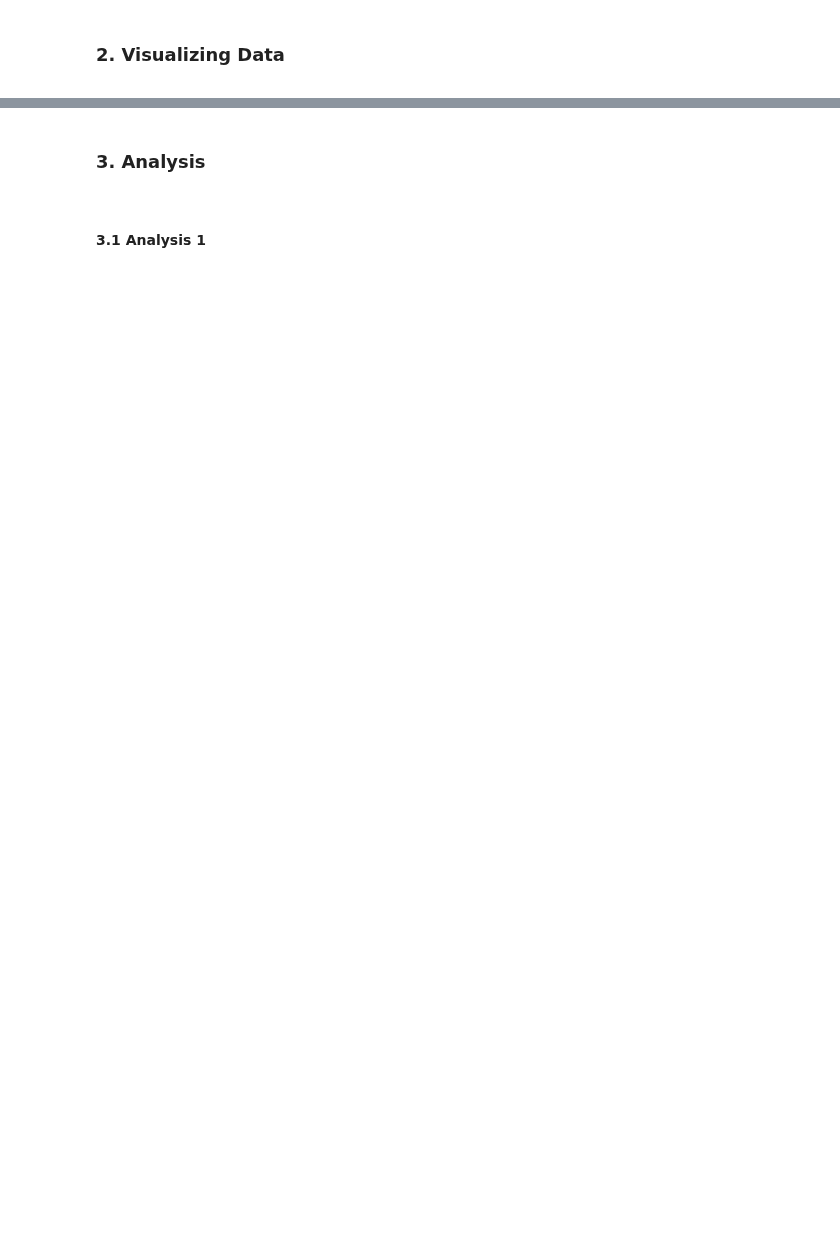
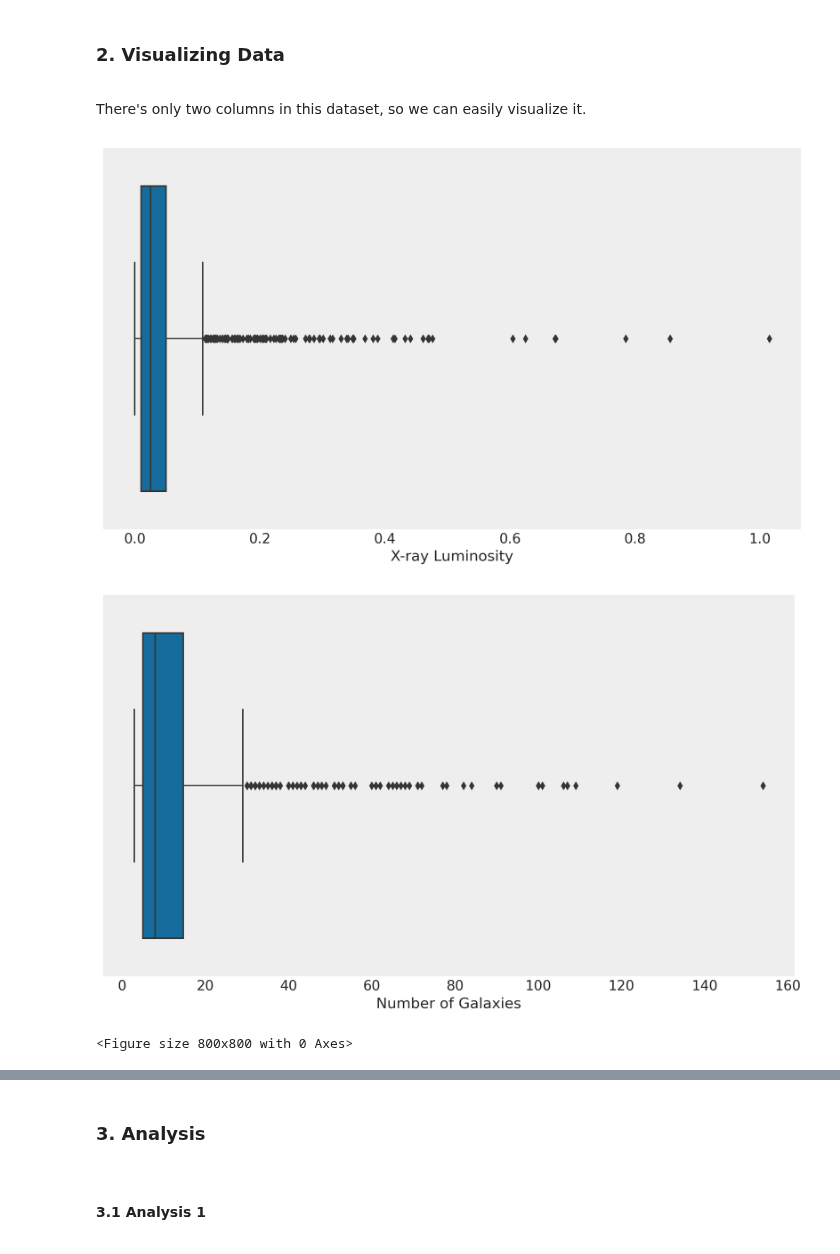
Before and after one commit to tylerbarna/AST5731-lab, a Jupyter notebook: Activity 10/Activity 10 -- Tyler Barna.ipynb, the cells around one changed output, grey strips where cells are left out. Cells and saved outputs as stored; diff of their text form; code cells hidden in the pictures; blank space fills up the shorter version.

```diff
--- a/Activity 10/Activity 10 -- Tyler Barna.ipynb
+++ b/Activity 10/Activity 10 -- Tyler Barna.ipynb
@@ -75,17 +75,19 @@ from sklearn.linear_model import LinearRegression as linreg
 from sklearn import preprocessing as preproc
 
 %matplotlib inline
-%config InlineBackend.figure_format = 'retina'
-az.style.use("arviz-darkgrid")
-
+plt.style.use("seaborn-colorblind")
+mpl.rcParams.update({"axes.grid" : False})
+plt.style.context(("seaborn-colorblind",))
 pp = pprint.PrettyPrinter(indent=4)
 
 ## set seed for reproducibility
 random.seed(5731)
 
 ## import data
-df = pd.read_csv('clusters_xrays.csv')
-display(df.describe())
+dfc = pd.read_csv('clusters_xrays.csv')
+display(dfc.describe())
+dfgc = ascii.read('GC_allcolumns.txt').to_pandas()
+display(dfgc.describe())
 # %% [output]
 |  | LX | Ngal |
 | count | 1030.000000 | 1030.000000 |
@@ -99,3 +111,31 @@ display(df.describe())
 # %% [markdown]
 ### 2. Visualizing Data
 <a id='data'></a>
+# %% [markdown]
+There's only two columns in this dataset, so we can easily visualize it.
+# %%
+## plot box chart of X-ray luminosity
+fig, ax = plt.subplots(figsize=(10, 6))
+plot = sns.boxplot(data=dfc, x='LX', ax=ax)
+ax.set_xlabel('X-ray Luminosity')
+plt.show()
+
+## plot box chart of NGal
+fig, ax = plt.subplots(figsize=(10, 6))
+plot = sns.boxplot(data=dfc, x='Ngal', ax=ax)
+ax.set_xlabel('Number of Galaxies')
+plt.show()
+
+## plot kdeplot of LX and Ngal
+ax = plt.figure(figsize=(8, 8))
+plot = sns.jointplot(data=dfc, x='LX', y='Ngal',
+                     kind='reg', marker='+', ax=ax,
+                     joint_kws = {'scatter_kws':dict(alpha=0.2)})
+plot.plot_joint(sns.kdeplot, zorder=0, levels=6)
+# ax.set_xlabel('X-ray Luminosity')
+# ax.set_ylabel('Number of Galaxies')
+plt.show()
+# %% [output]
+[figure, added]
+[figure, added]
+<Figure size 800x800 with 0 Axes>
```
Also changed, not shown: parts of 2 cells of this notebook, 1 other file.
